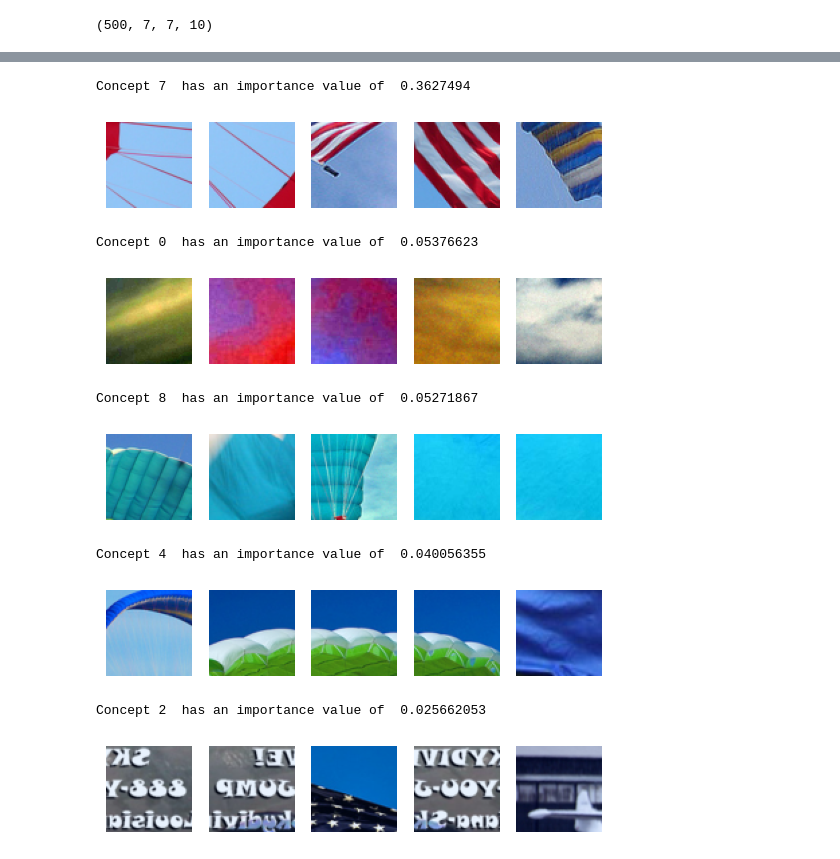
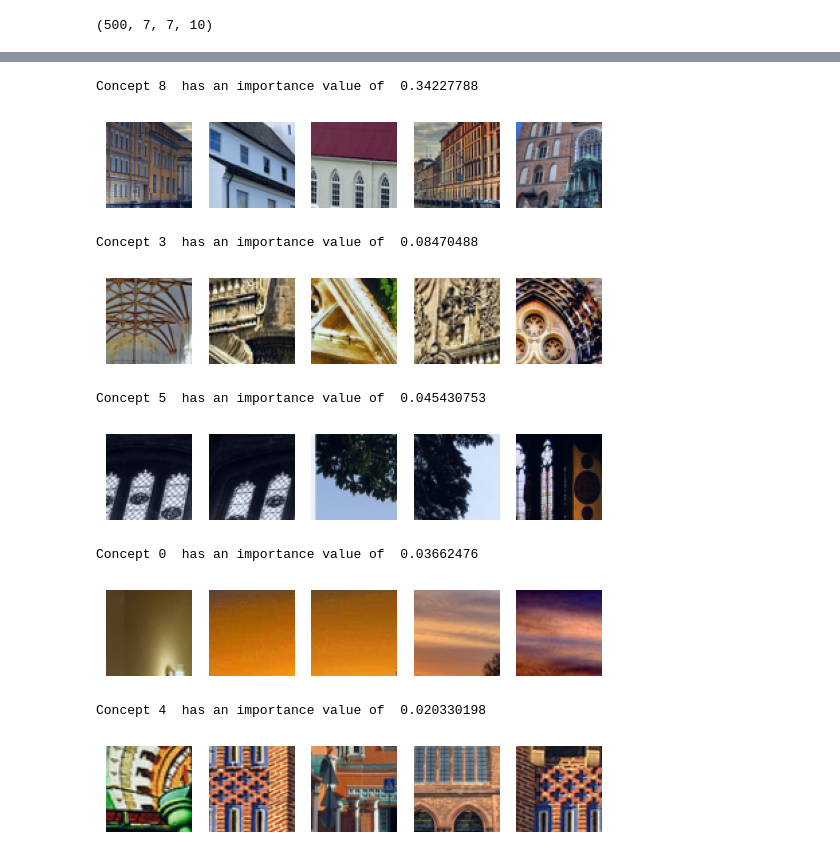
Before and after one commit to sanishsuwal7/NeuripsPruning, a Jupyter notebook: code/craft.ipynb, the cells around one changed output, grey strips where cells are left out. Cells and saved outputs as stored; diff of their text form; code cells hidden in the pictures.

Commit message:
updated craft

```diff
--- a/code/craft.ipynb
+++ b/code/craft.ipynb
@@ -76,10 +81,10 @@ h = nn.Sequential(
     model.fc
 )
 # %%
-springer_class = 9 # imagenette class for springer
+springer_class = 1 # imagenette class for springer
 
-# loading some images of rabbits !
-images = np.load('collected_images/parachute.npz')['images']
+# loading some images of springers !
+images = np.load('collected_images/springer.npz')['images']
 images_preprocessed = torch.from_numpy(images)
 
 images_preprocessed.shape
@@ -88,15 +93,16 @@ torch.Size([500, 3, 224, 224])
 # %%
 craft = Craft(input_to_latent = g,
               latent_to_logit = h,
-              number_of_concepts = 10,
-              patch_size = 64,
-              batch_size = 64,
+              number_of_concepts = 10, # The desired number of visual concepts to discover.
+              patch_size = 64, # The pixel dimensions (64x64) of the image patches used to represent concepts.
+              batch_size = 64, # The number of images to process at a time.
               device = device)
 
-crops, crops_u, w = craft.fit(images_preprocessed)
-crops = np.moveaxis(torch_to_numpy(crops), 1, -1)
+# returns the image patches that best represent each concept and the concept weights.
+image_patches, patches_second, w = craft.fit(images_preprocessed)
+image_patches = np.moveaxis(torch_to_numpy(image_patches), 1, -1)
 
-crops.shape, crops_u.shape, w.shape
+image_patches.shape, patches_second.shape, w.shape
 # %% [output]
 ((8000, 64, 64, 3), (8000, 10), (10, 512))
 # %%
@@ -125,39 +130,49 @@ Concept 2  has an importance value of  0.025662053
 # %%
 import os
-nb_crops = 5
-output_dir = 'concept_visualizations/prune_70/parachute'
+row_images = 5
+output_dir = 'concept_visualizations/prune_70/church'
 os.makedirs(output_dir, exist_ok=True)
 
 def show(img, **kwargs):
+    """
+    Prepares and displays an image using Matplotlib.
+    """
     img = np.array(img)
     if img.shape[0] == 3:
+        # Transpose to (H, W, C) for Matplotlib
         img = img.transpose(1, 2, 0)
 
+    # Normalize the image data to the [0, 1] range to ensure proper display.
     img -= img.min();img /= img.max()
     plt.imshow(img, **kwargs); plt.axis('off')
 
+# Iterate through the indices of the most important concepts found earlier.
 for c_id in most_important_concepts:
-    best_crops_ids = np.argsort(crops_u[:, c_id])[::-1][:nb_crops]
-    best_crops = crops[best_crops_ids]
+    # For the current concept find the image crops that activate it the most.
+    best_crops_ids = np.argsort(patches_second[:, c_id])[::-1][:row_images]
+    # Use the top indices to select the actual image patches from the `image_patches` array.
+    best_crops = image_patches[best_crops_ids]
 
     print("Concept", c_id, " has an importance value of ", importances[c_id])
-    for i in range(nb_crops):
-        plt.subplot(ceil(nb_crops/5), 5, i+1)
+
+    # Display the top `row_images` in a row.
+    for i in range(row_images):
+        plt.subplot(ceil(row_images/5), 5, i+1)
         show(best_crops[i])
 
     save_path = os.path.join(output_dir, f'concept_{c_id}.png')
     # Save the figure to the specified file path
     plt.savefig(save_path, bbox_inches='tight')
     plt.show()
     print('\n\n')
 # %% [output]
-Concept 7  has an importance value of  0.3627494
+Concept 8  has an importance value of  0.34227788
-[figure, old version]
+[figure, new version]
-Concept 0  has an importance value of  0.05376623
+Concept 3  has an importance value of  0.08470488
-[figure, old version]
+[figure, new version]
-Concept 8  has an importance value of  0.05271867
+Concept 5  has an importance value of  0.045430753
-[figure, old version]
+[figure, new version]
-Concept 4  has an importance value of  0.040056355
+Concept 0  has an importance value of  0.03662476
-[figure, old version]
+[figure, new version]
-Concept 2  has an importance value of  0.025662053
+Concept 4  has an importance value of  0.020330198
-[figure, old version]
+[figure, new version]
```
Also changed, not shown: parts of 3 cells of this notebook.
